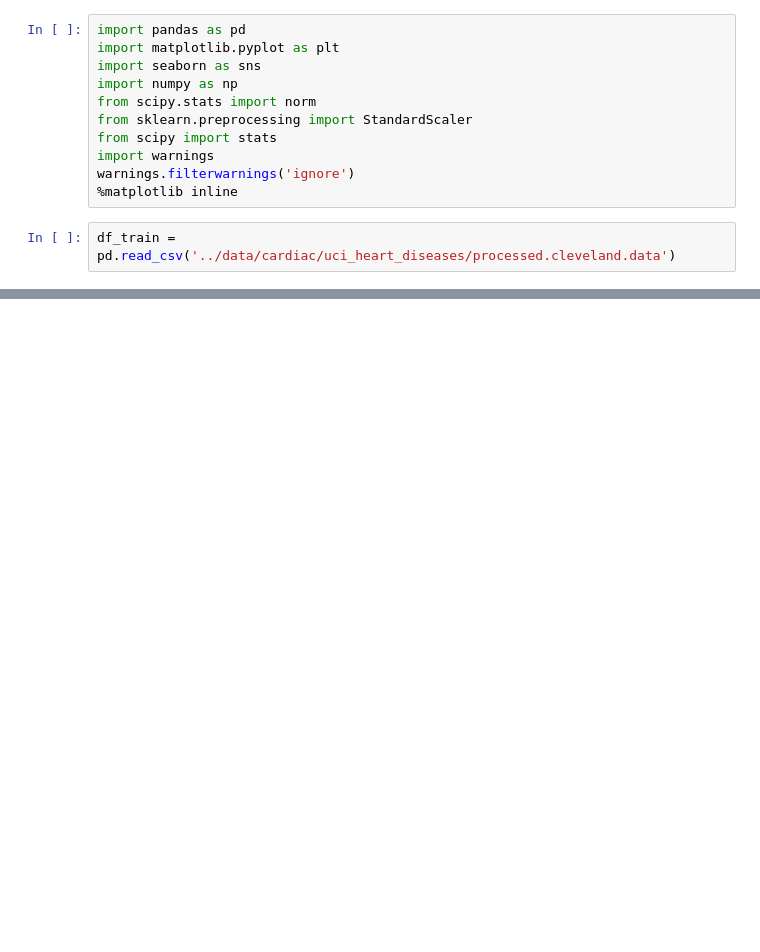
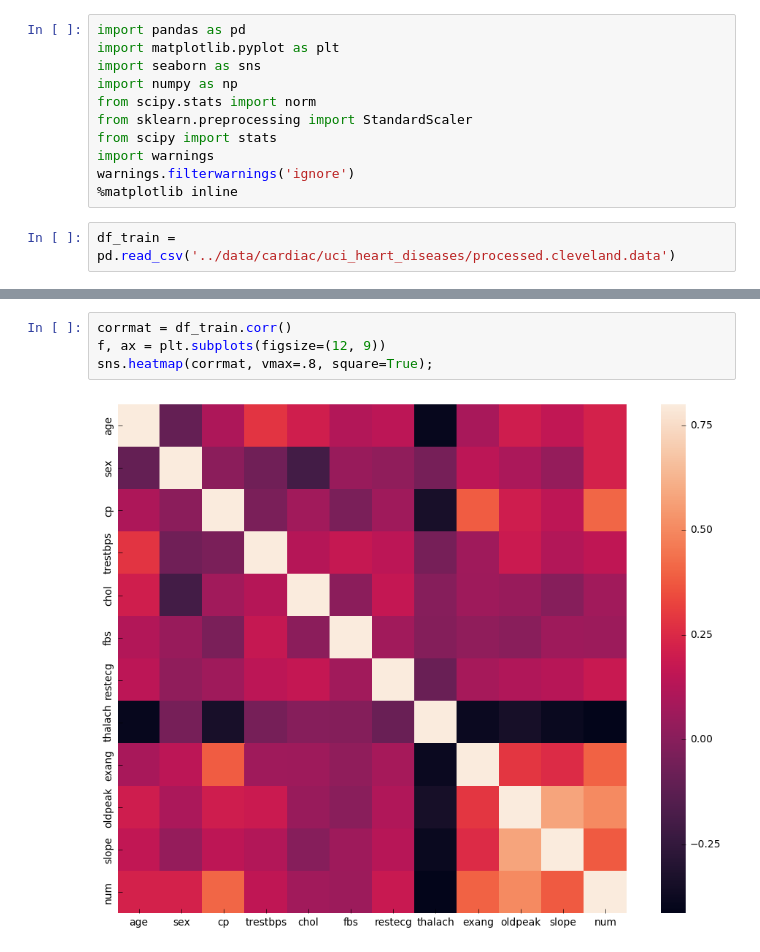
Before and after one commit to drkarim/SciKitToolBox, a Jupyter notebook: experimental/cardiac_data_exploration2.ipynb, the cells around one changed output, grey strips where cells are left out. Cells and saved outputs as stored; diff of their text form; blank space fills up the shorter version.

```diff
--- a/experimental/cardiac_data_exploration2.ipynb
+++ b/experimental/cardiac_data_exploration2.ipynb
@@ -35,0 +36,6 @@ sns.distplot(df_train['63.0']);
+# %%
+corrmat = df_train.corr()
+f, ax = plt.subplots(figsize=(12, 9))
+sns.heatmap(corrmat, vmax=.8, square=True);
+# %% [output]
+[figure, added]
```
Also changed, not shown: parts of 4 cells of this notebook, 1 other file.
